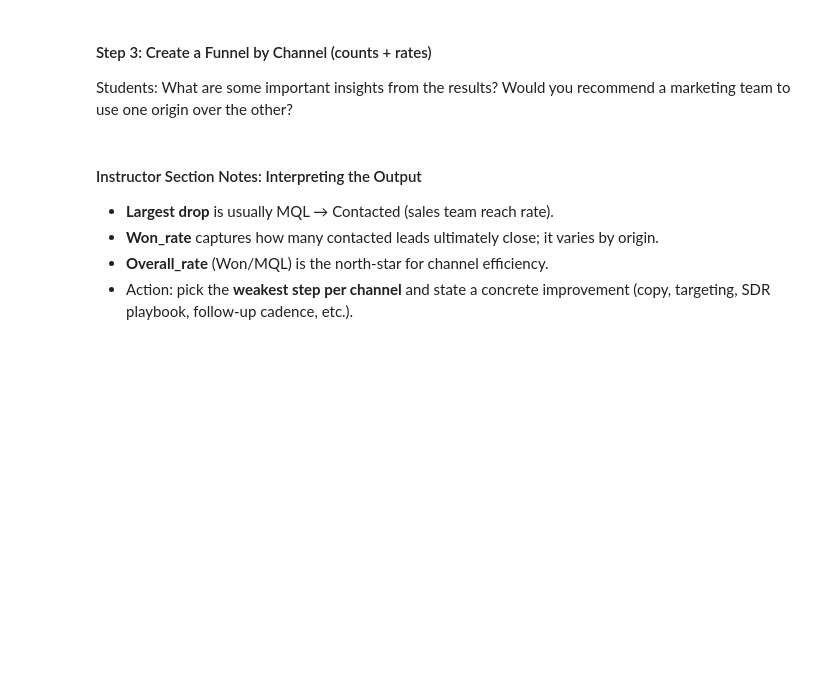
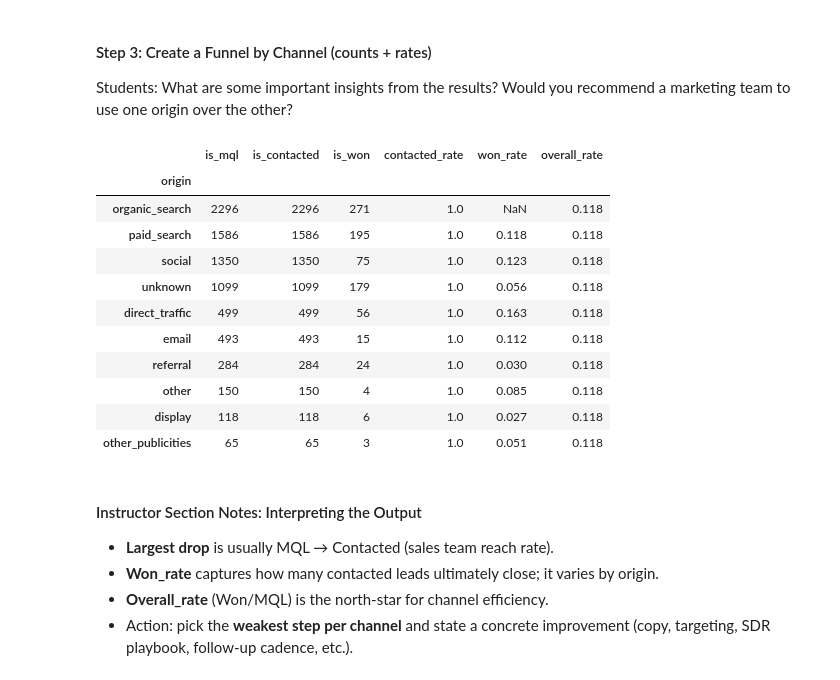
Before and after one commit to brehima5/DA2025_Lectures, a Jupyter notebook: Mod5/DataChallenges/notebooks/Mod5L4_DC4_STUDENT.ipynb, the cells around one changed output. Saved outputs shown, nothing was run; the diff lists cells and outputs as text; code cells hidden in the pictures; blank space fills up the shorter version.

```diff
--- a/Mod5/DataChallenges/notebooks/Mod5L4_DC4_STUDENT.ipynb
+++ b/Mod5/DataChallenges/notebooks/Mod5L4_DC4_STUDENT.ipynb
@@ -95,18 +99,31 @@ Students:  What are some important insights from the results?  Would you recomme
 # %%
 by_ch = (funnel
          .groupby(channel_col)[steps]
          .sum()
          .sort_values('is_mql', ascending=False))
 
 # Compute rates per channel row
 rates = by_ch.copy()
 rates['contacted_rate'] = (rates['is_contacted'] / rates['is_mql']).round(3)
-rates['won_rate']       = None
-rates['overall_rate']   = None
+rates['won_rate']       = (rates['is_won'] / rates['is_mql']).shift().round(3)
+rates['overall_rate']   = (rates['is_won'] /rates['is_mql']).iloc[0].round(3)
 
 # Tidy view
 out = by_ch.join(rates[['contacted_rate','won_rate','overall_rate']])
 out
+# %% [output]
+|  | is_mql | is_contacted | is_won | contacted_rate | won_rate | overall_rate |
+| origin |  |  |  |  |  |  |
+| organic_search | 2296 | 2296 | 271 | 1.0 | NaN | 0.118 |
+| paid_search | 1586 | 1586 | 195 | 1.0 | 0.118 | 0.118 |
+| social | 1350 | 1350 | 75 | 1.0 | 0.123 | 0.118 |
+| unknown | 1099 | 1099 | 179 | 1.0 | 0.056 | 0.118 |
+| direct_traffic | 499 | 499 | 56 | 1.0 | 0.163 | 0.118 |
+| email | 493 | 493 | 15 | 1.0 | 0.112 | 0.118 |
+| referral | 284 | 284 | 24 | 1.0 | 0.030 | 0.118 |
+| other | 150 | 150 | 4 | 1.0 | 0.085 | 0.118 |
+| display | 118 | 118 | 6 | 1.0 | 0.027 | 0.118 |
+| other_publicities | 65 | 65 | 3 | 1.0 | 0.051 | 0.118 |
 # %% [markdown]
 #### Instructor Section Notes: Interpreting the Output
 
```
Also changed, not shown: parts of 7 cells of this notebook.
